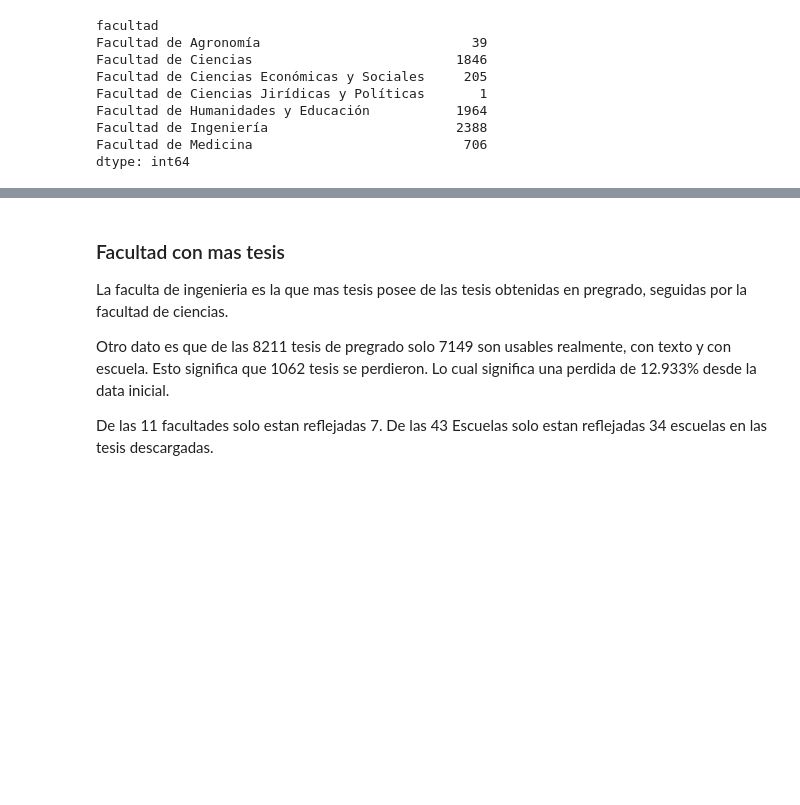
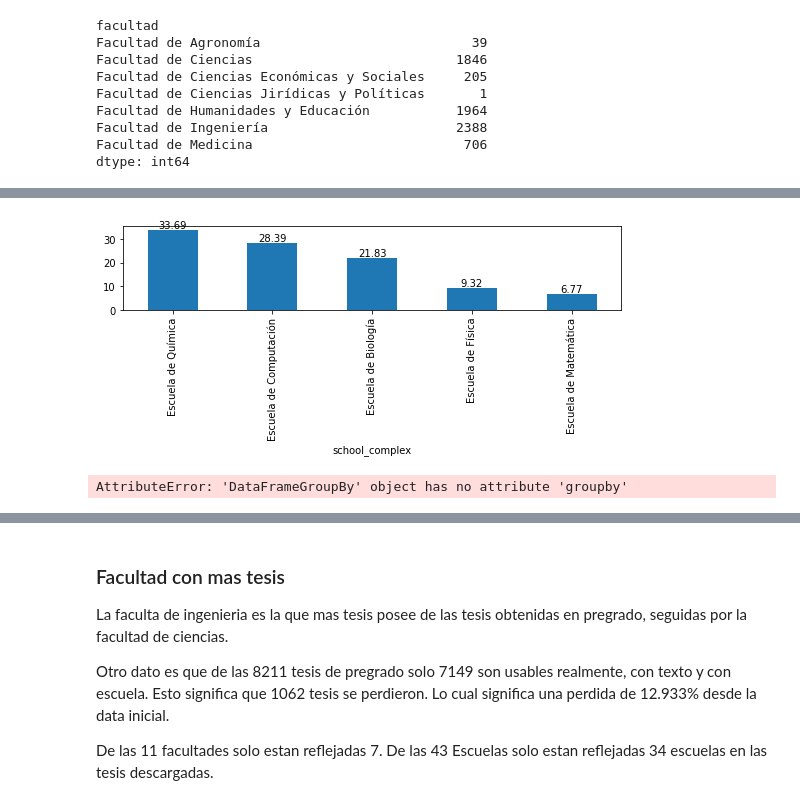
Before and after one commit to HighDeFing/thesis_v4, a Jupyter notebook: notebooks/EDA.ipynb, the cells around one changed output, grey strips where cells are left out. Cells and saved outputs as stored; diff of their text form; code cells hidden in the pictures; blank space fills up the shorter version.

```diff
--- a/notebooks/EDA.ipynb
+++ b/notebooks/EDA.ipynb
@@ -920,0 +979,19 @@ dtype: int64
+# %%
+df = only_ciencias
+temp_df = round((df.groupby('school_complex').size().sort_values(ascending=False) / df.groupby('school_complex').size().sort_values(ascending=False).sum())*100, 2)
+
+ax = temp_df.plot(kind='bar')
+
+ax.bar_label(ax.containers[0])
+
+plt.show()
+
+# Enseñar porcetaje de todas las facultades.
+# %% [output]
+[figure, added]
+# %%
+only_ing = merged_inner[merged_inner['facultad']=='Facultad de Ingeniería']
+only_ing_gb = only_ing_gb.groupby(['school_complex'])
+only_ing_gb.size()
+# %% [output]
+AttributeError: 'DataFrameGroupBy' object has no attribute 'groupby'
```
Also changed, not shown: parts of 23 cells of this notebook, 2 other files.
